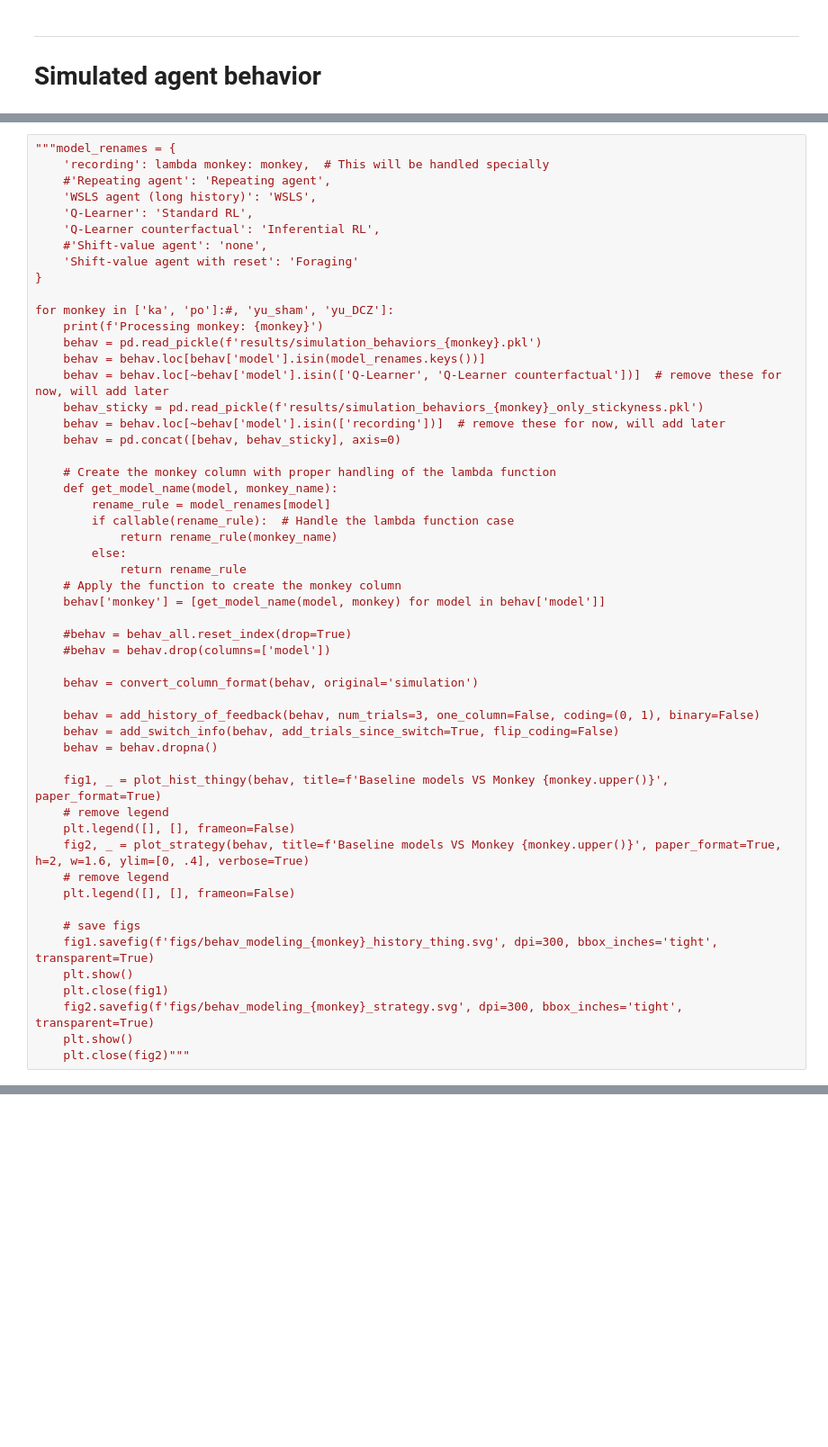
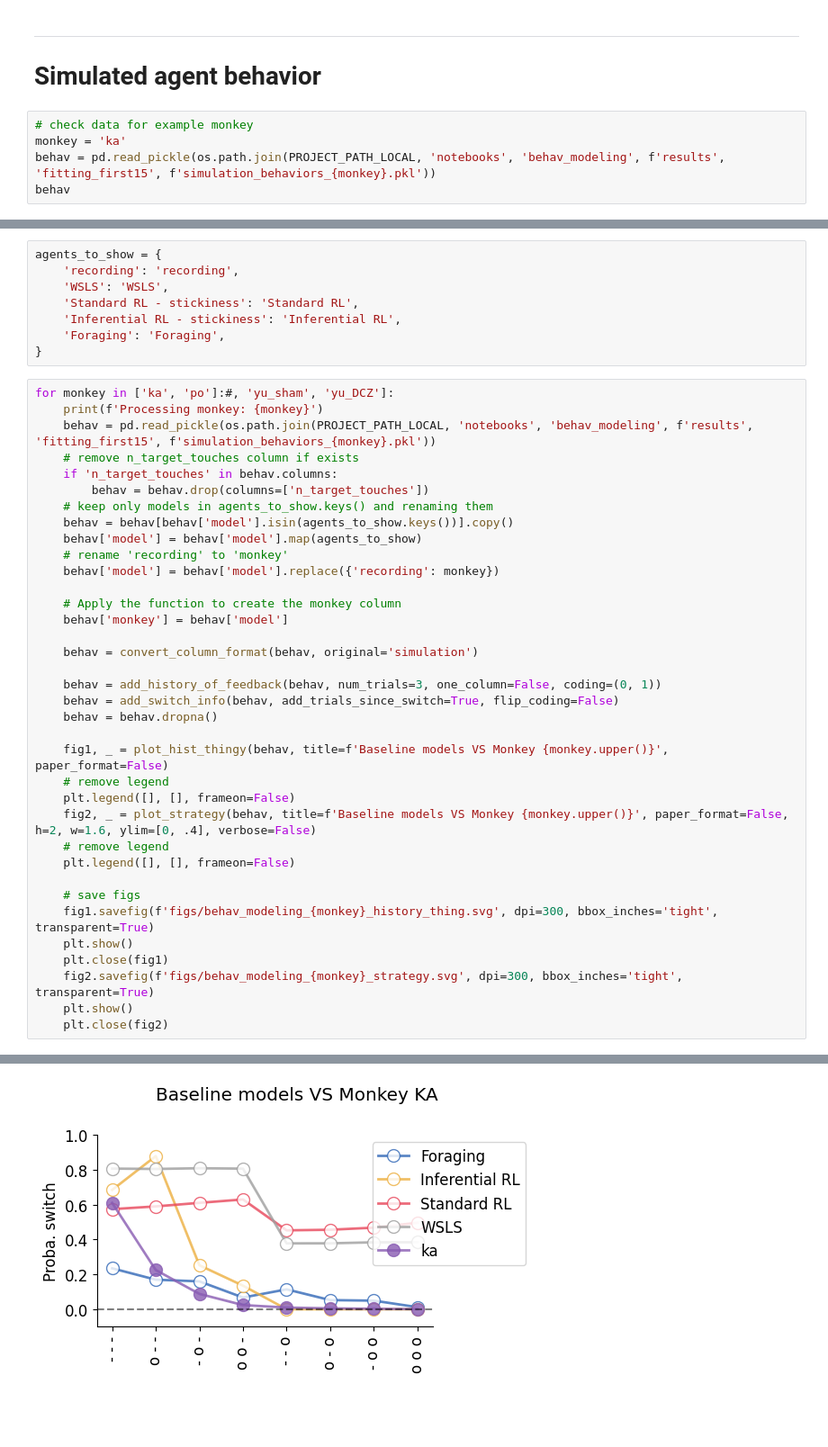
Before and after one commit to ungzs1/popy_05, a Jupyter notebook: notebooks/behav_modeling/simulated_agent_behavior.ipynb, the cells around one changed output, grey strips where cells are left out. Shown at 90% size. Cells and saved outputs as stored; diff of their text form; blank space fills up the shorter version.

Commit message:
checkpoint

```diff
--- a/notebooks/behav_modeling/simulated_agent_behavior.ipynb
+++ b/notebooks/behav_modeling/simulated_agent_behavior.ipynb
@@ -18,3 +19,8 @@ from popy.behavior_data_tools import *
 # %% [markdown]
 ---
 # Simulated agent behavior
+# %%
+# check data for example monkey
+monkey = 'ka'
+behav = pd.read_pickle(os.path.join(PROJECT_PATH_LOCAL, 'notebooks', 'behav_modeling', f'results', 'fitting_first15', f'simulation_behaviors_{monkey}.pkl'))
+behav
@@ -21,46 +53,37 @@ from popy.behavior_data_tools import *
+# %%
+agents_to_show = {
+    'recording': 'recording',
+    'WSLS': 'WSLS',
+    'Standard RL - stickiness': 'Standard RL',
+    'Inferential RL - stickiness': 'Inferential RL',
+    'Foraging': 'Foraging',
+}
 # %%
-"""model_renames = {
-    'recording': lambda monkey: monkey,  # This will be handled specially
-    #'Repeating agent': 'Repeating agent',
-    'WSLS agent (long history)': 'WSLS',
-    'Q-Learner': 'Standard RL',
-    'Q-Learner counterfactual': 'Inferential RL',
-    #'Shift-value agent': 'none',
-    'Shift-value agent with reset': 'Foraging'
-}
-
 for monkey in ['ka', 'po']:#, 'yu_sham', 'yu_DCZ']:
     print(f'Processing monkey: {monkey}')
-    behav = pd.read_pickle(f'results/simulation_behaviors_{monkey}.pkl')
-    behav = behav.loc[behav['model'].isin(model_renames.keys())]
-    behav = behav.loc[~behav['model'].isin(['Q-Learner', 'Q-Learner counterfactual'])]  # remove these for now, will add later
-    behav_sticky = pd.read_pickle(f'results/simulation_behaviors_{monkey}_only_stickyness.pkl')
-    behav = behav.loc[~behav['model'].isin(['recording'])]  # remove these for now, will add later
-    behav = pd.concat([behav, behav_sticky], axis=0)
+    behav = pd.read_pickle(os.path.join(PROJECT_PATH_LOCAL, 'notebooks', 'behav_modeling', f'results', 'fitting_first15', f'simulation_behaviors_{monkey}.pkl'))
+    # remove n_target_touches column if exists
+    if 'n_target_touches' in behav.columns:
+        behav = behav.drop(columns=['n_target_touches'])
+    # keep only models in agents_to_show.keys() and renaming them
+    behav = behav[behav['model'].isin(agents_to_show.keys())].copy()
+    behav['model'] = behav['model'].map(agents_to_show)
+    # rename 'recording' to 'monkey'
+    behav['model'] = behav['model'].replace({'recording': monkey})
 
-    # Create the monkey column with proper handling of the lambda function
-    def get_model_name(model, monkey_name):
-        rename_rule = model_renames[model]
-        if callable(rename_rule):  # Handle the lambda function case
-            return rename_rule(monkey_name)
-        else:
-            return rename_rule
     # Apply the function to create the monkey column
-    behav['monkey'] = [get_model_name(model, monkey) for model in behav['model']]
-
-    #behav = behav_all.reset_index(drop=True)
-    #behav = behav.drop(columns=['model'])
+    behav['monkey'] = behav['model']
 
     behav = convert_column_format(behav, original='simulation')
 
-    behav = add_history_of_feedback(behav, num_trials=3, one_column=False, coding=(0, 1), binary=False)
+    behav = add_history_of_feedback(behav, num_trials=3, one_column=False, coding=(0, 1))
     behav = add_switch_info(behav, add_trials_since_switch=True, flip_coding=False)
     behav = behav.dropna()
 
-    fig1, _ = plot_hist_thingy(behav, title=f'Baseline models VS Monkey {monkey.upper()}', paper_format=True)
+    fig1, _ = plot_hist_thingy(behav, title=f'Baseline models VS Monkey {monkey.upper()}', paper_format=False)
     # remove legend
     plt.legend([], [], frameon=False)
-    fig2, _ = plot_strategy(behav, title=f'Baseline models VS Monkey {monkey.upper()}', paper_format=True, h=2, w=1.6, ylim=[0, .4], verbose=True)
+    fig2, _ = plot_strategy(behav, title=f'Baseline models VS Monkey {monkey.upper()}', paper_format=False, h=2, w=1.6, ylim=[0, .4], verbose=False)
     # remove legend
     plt.legend([], [], frameon=False)
 
@@ -70,5 +93,5 @@ for monkey in ['ka', 'po']:#, 'yu_sham', 'yu_DCZ']:
     plt.close(fig1)
     fig2.savefig(f'figs/behav_modeling_{monkey}_strategy.svg', dpi=300, bbox_inches='tight', transparent=True)
     plt.show()
-    plt.close(fig2)"""
+    plt.close(fig2)
 # %% [output]
@@ -75,0 +99 @@ for monkey in ['ka', 'po']:#, 'yu_sham', 'yu_DCZ']:
+[figure, added]
```
Also changed, not shown: parts of 6 cells of this notebook, 29 other files.
